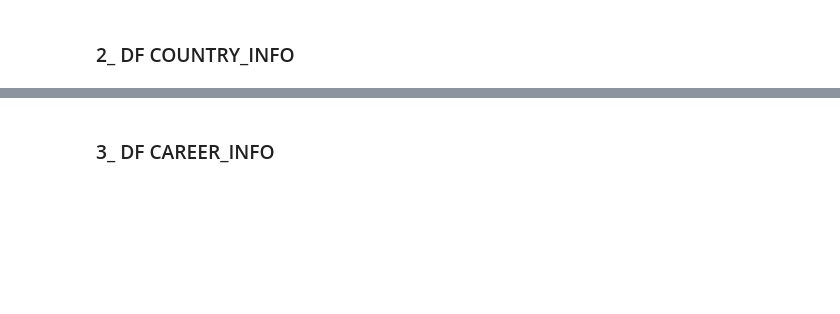
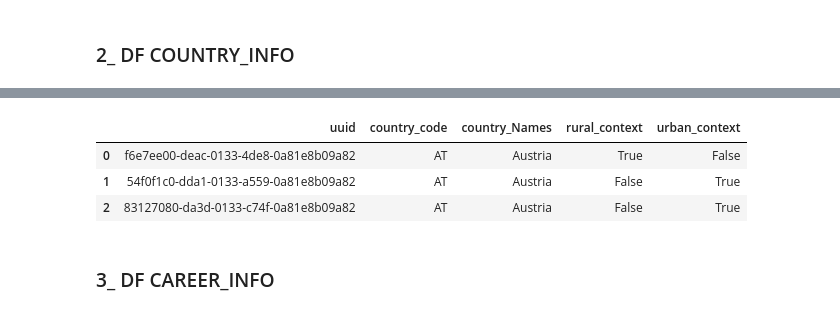
Before and after one commit to LAMDAMielgo/European_DataJobs_Poll, a Jupyter notebook: notebooks/acquisition.ipynb, the cells around one changed output, grey strips where cells are left out. Saved outputs shown, nothing was run; the diff lists cells and outputs as text; code cells hidden in the pictures; blank space fills up the shorter version.

```diff
--- a/notebooks/acquisition.ipynb
+++ b/notebooks/acquisition.ipynb
@@ -421,5 +461,10 @@ finally:
 # %%
-df_country_info.info(3)
+df_country_info.head(3)
+# %% [output]
+|  | uuid | country_code | country_Names | rural_context | urban_context |
+| 0 | f6e7ee00-deac-0133-4de8-0a81e8b09a82 | AT | Austria | True | False |
+| 1 | 54f0f1c0-dda1-0133-a559-0a81e8b09a82 | AT | Austria | False | True |
+| 2 | 83127080-da3d-0133-c74f-0a81e8b09a82 | AT | Austria | False | True |
 # %% [markdown]
 ### 3_ DF CAREER_INFO
 # %%
```
Also changed, not shown: parts of 14 cells of this notebook, 4 other files.
